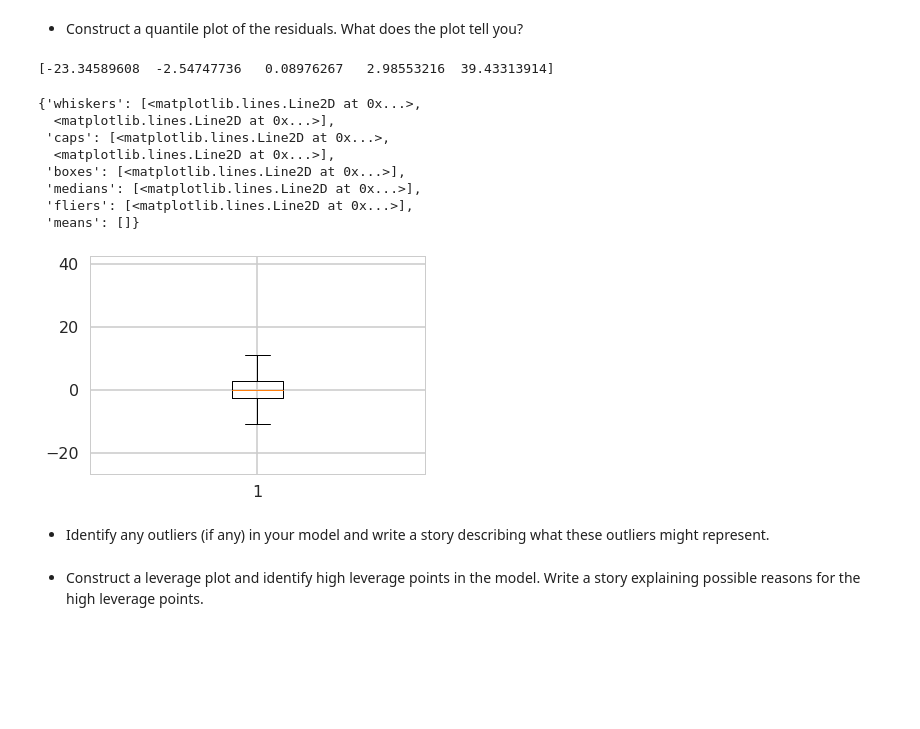
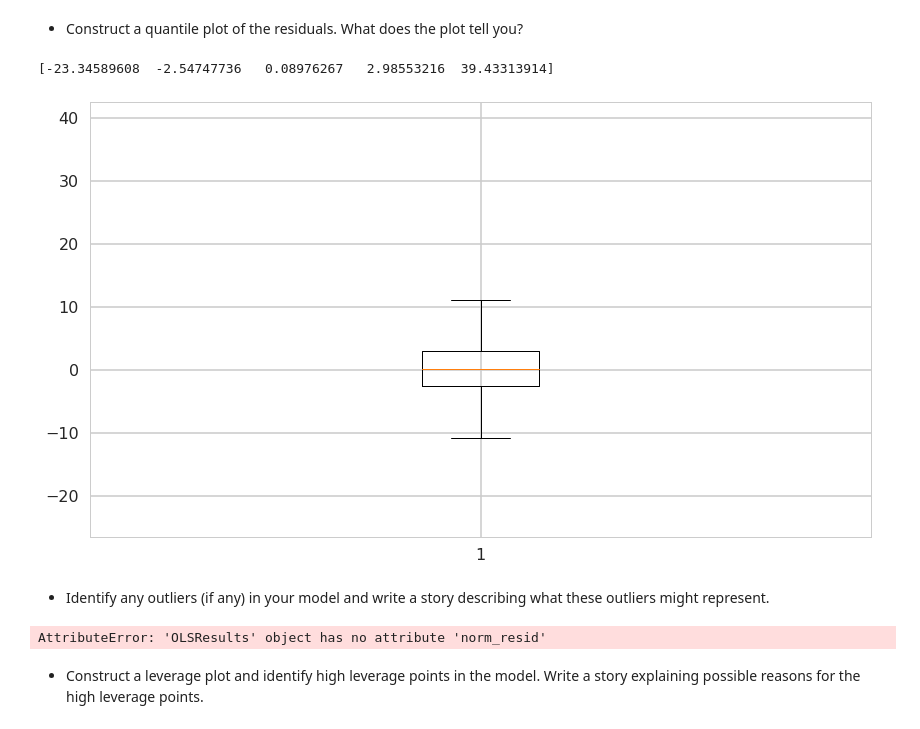
Before and after one commit to SethDKelly/Springboard, a Jupyter notebook: sec11/linear_regression/Mini_Project_Linear_Regression.ipynb, the cells around one changed output. Cells and saved outputs as stored; diff of their text form; code cells hidden in the pictures; blank space fills up the shorter version.

```diff
--- a/sec11/linear_regression/Mini_Project_Linear_Regression.ipynb
+++ b/sec11/linear_regression/Mini_Project_Linear_Regression.ipynb
@@ -1002,19 +998,19 @@ plt.show()
 # %%
 resid = m.resid.values
 print(np.percentile(resid, [0,25,50,75,100]))
-plt.boxplot(resid)
+plt.figure(figsize=[14,8])
+plt.boxplot(resid, showfliers=True)
+plt.show()
 # %% [output]
 [-23.34589608  -2.54747736   0.08976267   2.98553216  39.43313914]
-{'whiskers': [<matplotlib.lines.Line2D at 0x...>,
-  <matplotlib.lines.Line2D at 0x...>],
- 'caps': [<matplotlib.lines.Line2D at 0x...>,
-  <matplotlib.lines.Line2D at 0x...>],
- 'boxes': [<matplotlib.lines.Line2D at 0x...>],
- 'medians': [<matplotlib.lines.Line2D at 0x...>],
- 'fliers': [<matplotlib.lines.Line2D at 0x...>],
- 'means': []}
-[figure, old version]
+[figure, new version]
 # %% [markdown]
 * Identify any outliers (if any) in your model and write a story describing what these outliers might represent.
+# %%
+plt.hist(m.norm_resid)
+plt.ylabel('Count')
+plt.xlabel('Normalized residuals')
+# %% [output]
+AttributeError: 'OLSResults' object has no attribute 'norm_resid'
 # %% [markdown]
 * Construct a leverage plot and identify high leverage points in the model. Write a story explaining possible reasons for the high leverage points.
```
Also changed, not shown: parts of 4 cells of this notebook.
